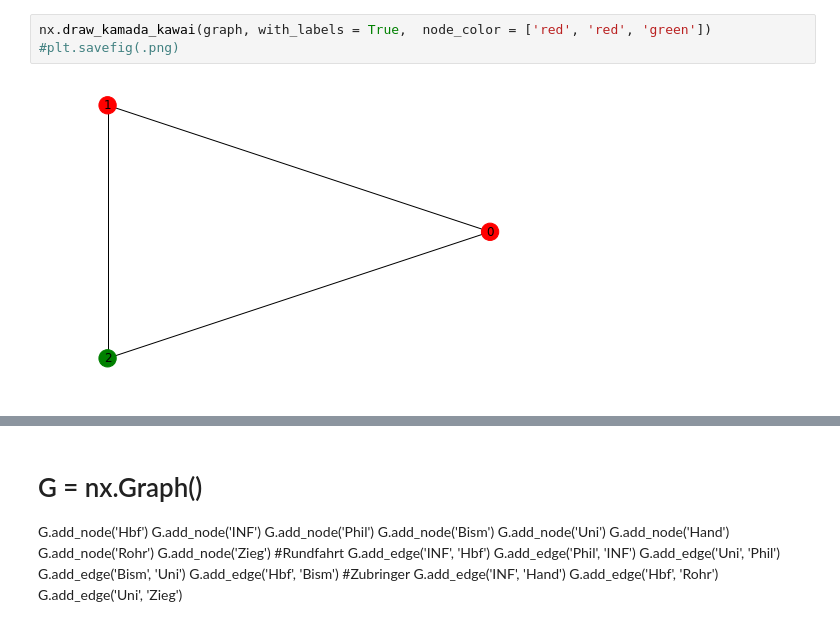
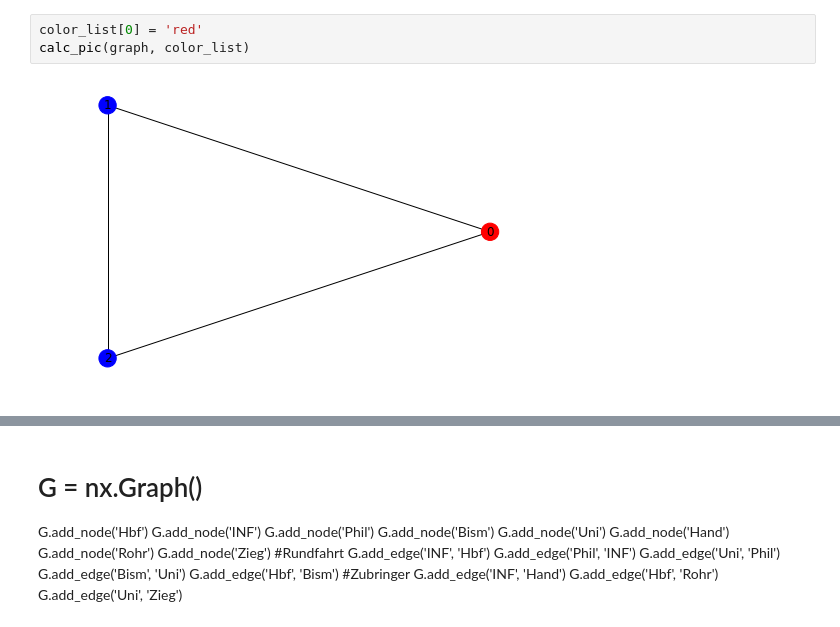
Before and after one commit to phips0/model, a Jupyter notebook: eventq.ipynb, the cells around one changed output, grey strips where cells are left out. Drawn from its saved outputs; the diff is of its cells as text.

```diff
--- a/eventq.ipynb
+++ b/eventq.ipynb
@@ -40,8 +41,8 @@ nx.draw_kamada_kawai(graph,with_labels = True, font_weight = 'bold')
-# %%
-nx.draw_kamada_kawai(graph, with_labels = True,  node_color = ['red', 'red', 'green'])
-#plt.savefig(.png)
-# %% [output]
-[figure, removed]
+# %%
+color_list[0] = 'red'
+calc_pic(graph, color_list)
+# %% [output]
+[figure, added]
 # %%
 ListeNodes = list(graph.node)
 def solve(eventq, passengers, bms):
```
Also changed, not shown: parts of 5 cells of this notebook, 1 other file.
